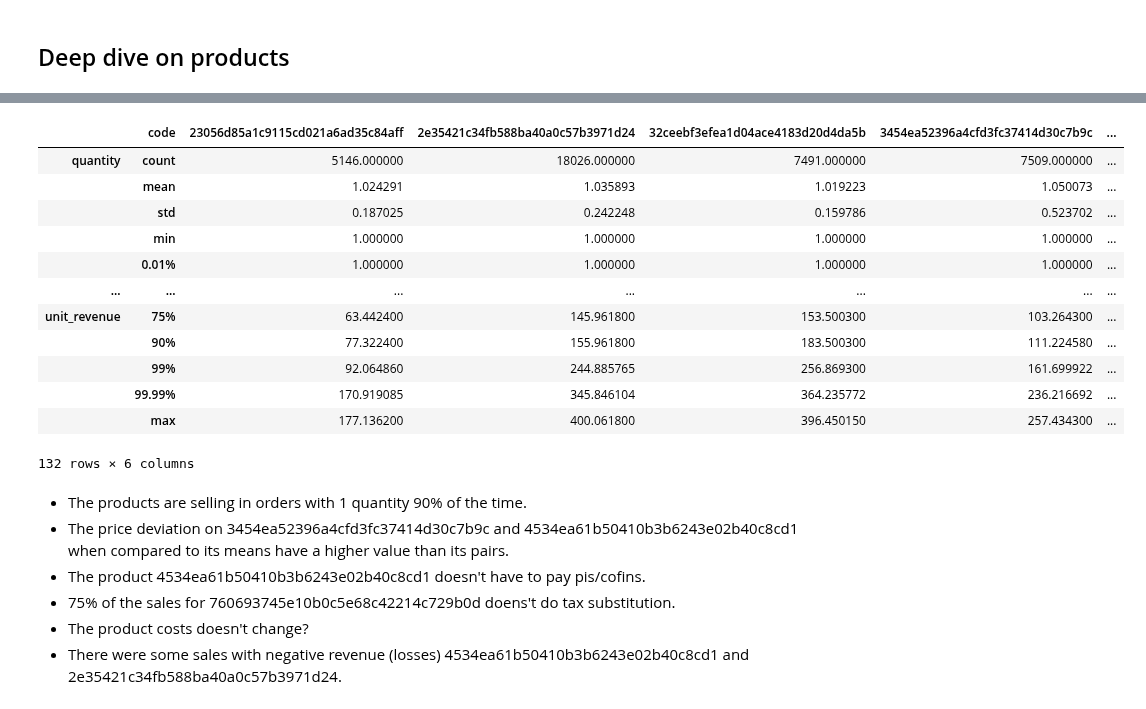
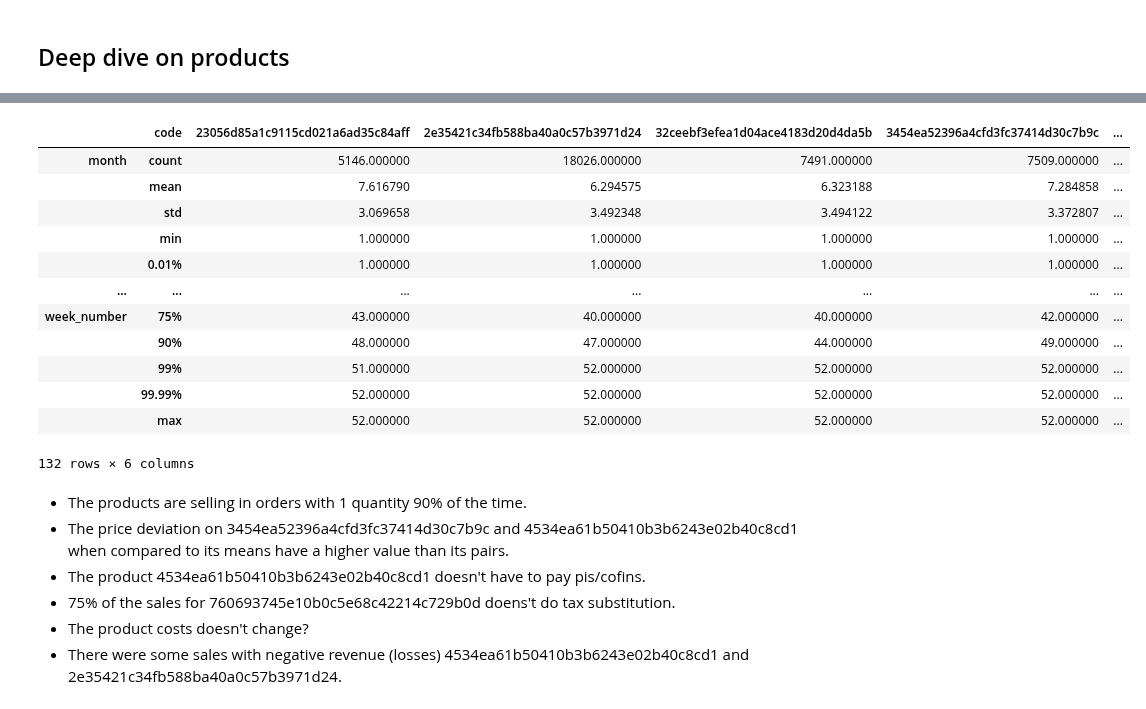
Before and after one commit to wanermiranda/desafio_ml, a Jupyter notebook: notebooks/2. EDA Products.ipynb, the cells around one changed output, grey strips where cells are left out. Drawn from its saved outputs; the diff is of its cells as text; code cells hidden in the pictures.

```diff
--- a/notebooks/2. EDA Products.ipynb
+++ b/notebooks/2. EDA Products.ipynb
@@ -152,19 +153,22 @@ selected_products
+# %%
+selected_cols = ['category', 'code', 'source_channel','month', 'revenue', 'unit_price', 'unit_liquid_cost', 'unit_perc_pis_cofins', 'unit_perc_icms', 'unit_perc_tax_substitution', 'unit_markup', 'quantity', 'unit_revenue', 'week_number']
 # %%
-df_filtered_sales = df_sales[df_sales.code.isin(selected_products)]
+df_filtered_sales = df_sales[selected_cols][
+    df_sales.code.isin(selected_products)]
 df_filtered_sales.groupby('code').describe(percentiles=[.0001,.25, .50, .75, .90, .99, .9999]).T
 # %% [output]
 |  | code | 23056d85a1c9115cd021a6ad35c84aff | 2e35421c34fb588ba40a0c57b3971d24 | 32ceebf3efea1d04ace4183d20d4da5b | 3454ea52396a4cfd3fc37414d30c7b9c | ... |
-| quantity | count | 5146.000000 | 18026.000000 | 7491.000000 | 7509.000000 | ... |
-|  | mean | 1.024291 | 1.035893 | 1.019223 | 1.050073 | ... |
-|  | std | 0.187025 | 0.242248 | 0.159786 | 0.523702 | ... |
+| month | count | 5146.000000 | 18026.000000 | 7491.000000 | 7509.000000 | ... |
+|  | mean | 7.616790 | 6.294575 | 6.323188 | 7.284858 | ... |
+|  | std | 3.069658 | 3.492348 | 3.494122 | 3.372807 | ... |
 |  | min | 1.000000 | 1.000000 | 1.000000 | 1.000000 | ... |
 |  | 0.01% | 1.000000 | 1.000000 | 1.000000 | 1.000000 | ... |
 | ... | ... | ... | ... | ... | ... | ... |
-| unit_revenue | 75% | 63.442400 | 145.961800 | 153.500300 | 103.264300 | ... |
-|  | 90% | 77.322400 | 155.961800 | 183.500300 | 111.224580 | ... |
-|  | 99% | 92.064860 | 244.885765 | 256.869300 | 161.699922 | ... |
-|  | 99.99% | 170.919085 | 345.846104 | 364.235772 | 236.216692 | ... |
-|  | max | 177.136200 | 400.061800 | 396.450150 | 257.434300 | ... |
+| week_number | 75% | 43.000000 | 40.000000 | 40.000000 | 42.000000 | ... |
+|  | 90% | 48.000000 | 47.000000 | 44.000000 | 49.000000 | ... |
+|  | 99% | 51.000000 | 52.000000 | 52.000000 | 52.000000 | ... |
+|  | 99.99% | 52.000000 | 52.000000 | 52.000000 | 52.000000 | ... |
+|  | max | 52.000000 | 52.000000 | 52.000000 | 52.000000 | ... |
 132 rows × 6 columns
 # %% [markdown]
 * The products are selling in orders with 1 quantity 90% of the time.
```
Also changed, not shown: parts of 4 cells of this notebook, 4 other files.
